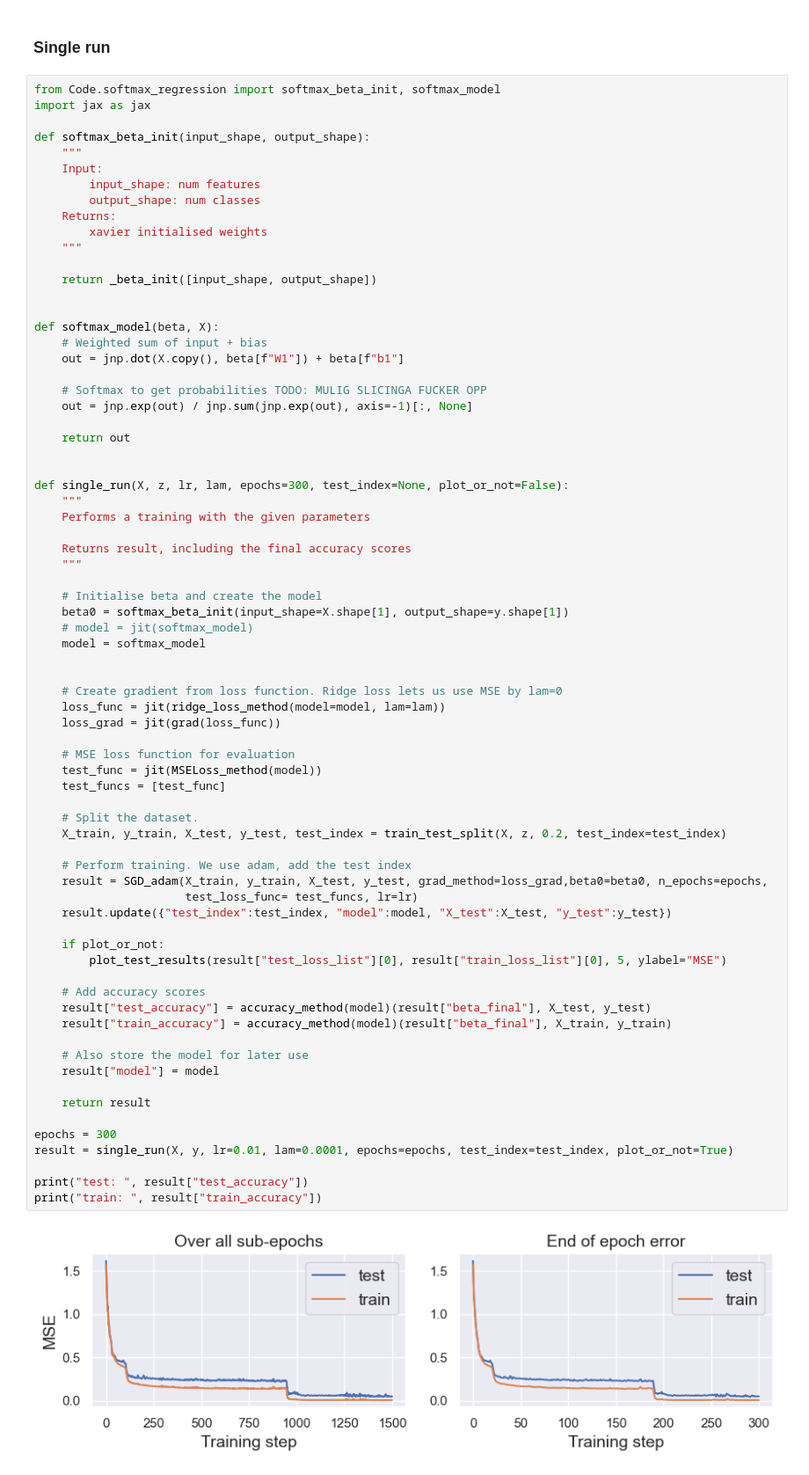
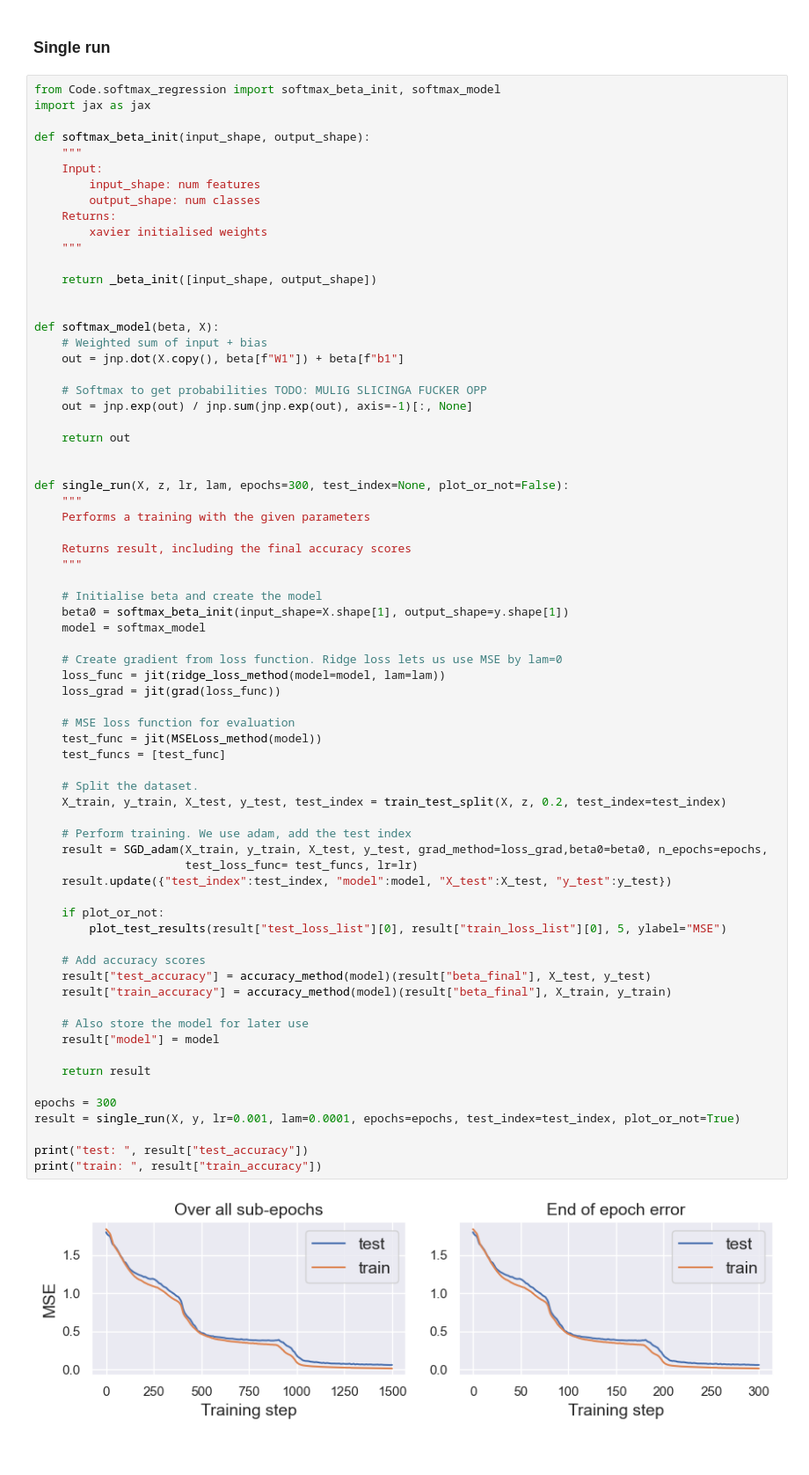
Before and after one commit to jonatanwins/Project3_FYS_STK4155, a Jupyter notebook: Runs/a_multinomial.ipynb, the cells around one changed output. Shown at 88% size. Cells and saved outputs as stored; diff of their text form.

```diff
--- a/Runs/a_multinomial.ipynb
+++ b/Runs/a_multinomial.ipynb
@@ -157,9 +157,7 @@ def single_run(X, z, lr, lam, epochs=300, test_index=None, plot_or_not=False):
 
     # Initialise beta and create the model
     beta0 = softmax_beta_init(input_shape=X.shape[1], output_shape=y.shape[1])
-    # model = jit(softmax_model)
     model = softmax_model
-
 
     # Create gradient from loss function. Ridge loss lets us use MSE by lam=0
     loss_func = jit(ridge_loss_method(model=model, lam=lam))
@@ -167,32 +165,32 @@ def single_run(X, z, lr, lam, epochs=300, test_index=None, plot_or_not=False):
 
     # MSE loss function for evaluation
     test_func = jit(MSELoss_method(model))
     test_funcs = [test_func]
 
     # Split the dataset.
     X_train, y_train, X_test, y_test, test_index = train_test_split(X, z, 0.2, test_index=test_index)
 
     # Perform training. We use adam, add the test index
     result = SGD_adam(X_train, y_train, X_test, y_test, grad_method=loss_grad,beta0=beta0, n_epochs=epochs,
                       test_loss_func= test_funcs, lr=lr)
     result.update({"test_index":test_index, "model":model, "X_test":X_test, "y_test":y_test})
 
     if plot_or_not:
         plot_test_results(result["test_loss_list"][0], result["train_loss_list"][0], 5, ylabel="MSE")
 
     # Add accuracy scores
     result["test_accuracy"] = accuracy_method(model)(result["beta_final"], X_test, y_test)
     result["train_accuracy"] = accuracy_method(model)(result["beta_final"], X_train, y_train)
 
     # Also store the model for later use
     result["model"] = model
 
     return result
 
 epochs = 300
-result = single_run(X, y, lr=0.01, lam=0.0001, epochs=epochs, test_index=test_index, plot_or_not=True)
+result = single_run(X, y, lr=0.001, lam=0.0001, epochs=epochs, test_index=test_index, plot_or_not=True)
 
 print("test: ", result["test_accuracy"])
 print("train: ", result["train_accuracy"])
 # %% [output]
-[figure, old version]
+[figure, new version]
```
Also changed, not shown: parts of 1 cell of this notebook, 3 other files.
